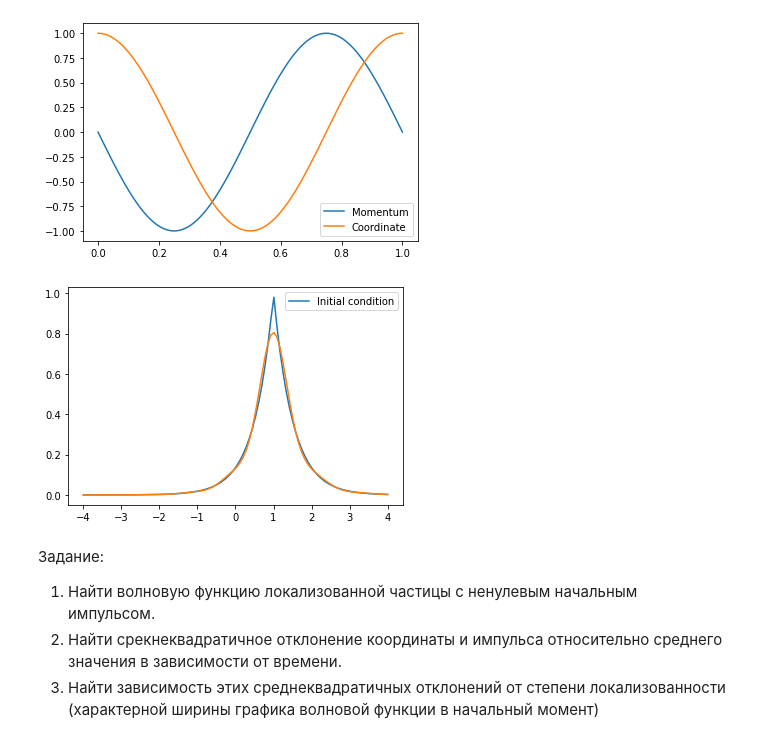
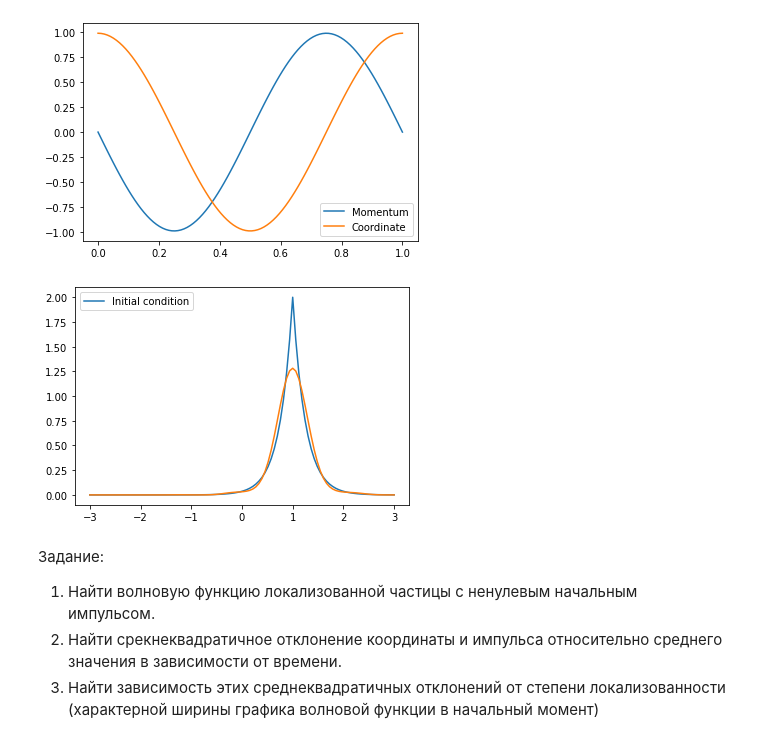
Before and after one commit to kolganovn/quantum, a Jupyter notebook: Oscillator.ipynb, the cells around one changed output. Drawn from its saved outputs; the diff is of its cells as text; code cells hidden in the pictures.

```diff
--- a/Oscillator.ipynb
+++ b/Oscillator.ipynb
@@ -107,7 +109,7 @@ class Oscillator():
         return (sqrt(2*(m + 1)) * real(coefs[1:] * conj(coefs[:-1])) * cos(2*pi*t) +
                 sqrt(2*(m + 1)) * imag(coefs[1:] * conj(coefs[:-1])) * sin(2*pi*t)).sum()
 # %%
-osc = Oscillator(lambda x: exp(-abs((x-1))), N=20)
+osc = Oscillator(lambda x: exp(-abs((x-1)/0.5)), N=20)
 # %%
 l_t = np.linspace(0, 1, 100)
 plt.plot(l_t, [osc.momentum(t) for t in l_t], label="Momentum")
@@ -117,13 +119,13 @@ plt.show()
 # %% [output]
 [figure]
 # %%
-l = np.linspace(-4, 4, 100)
+l = np.linspace(-3, 3, 100)
 plt.plot(l, [osc.in_cond(x)**2 for x in l], label="Initial condition")
 plt.plot(l, [osc.prob(1)(x) for x in l])
 plt.legend()
 plt.show()
 # %% [output]
-[figure, old version]
+[figure, new version]
 # %% [markdown]
 Задание:
 1. Найти волновую функцию локализованной частицы с ненулевым начальным импульсом.
```
Also changed, not shown: parts of 2 cells of this notebook.
